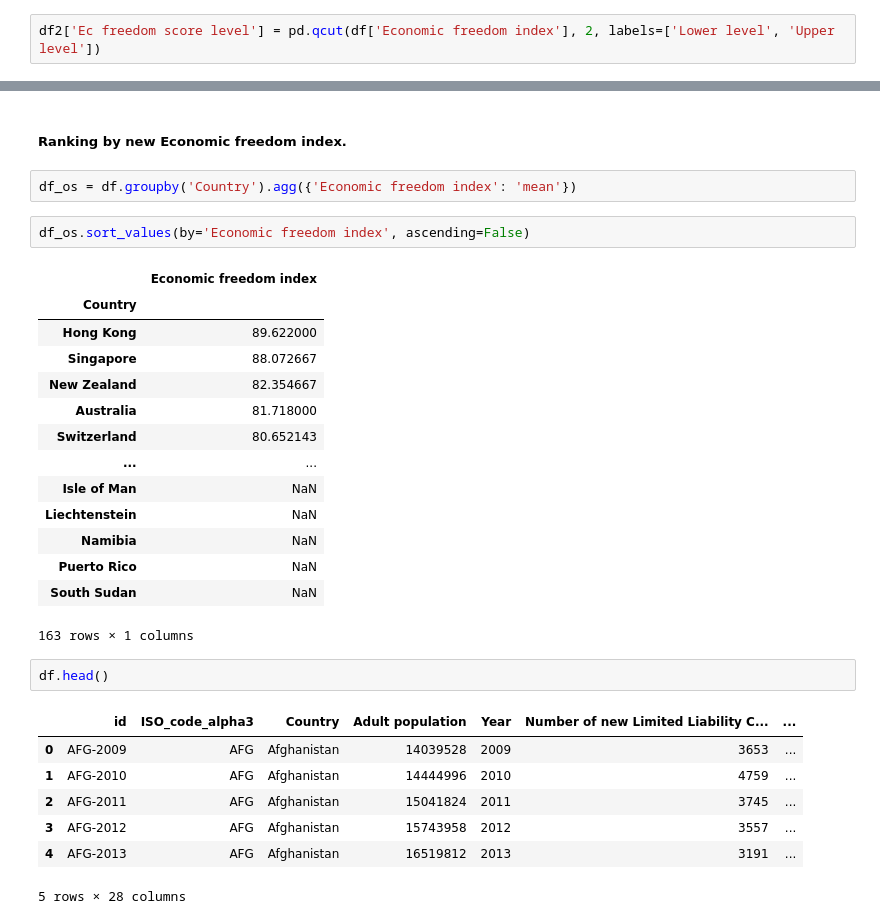
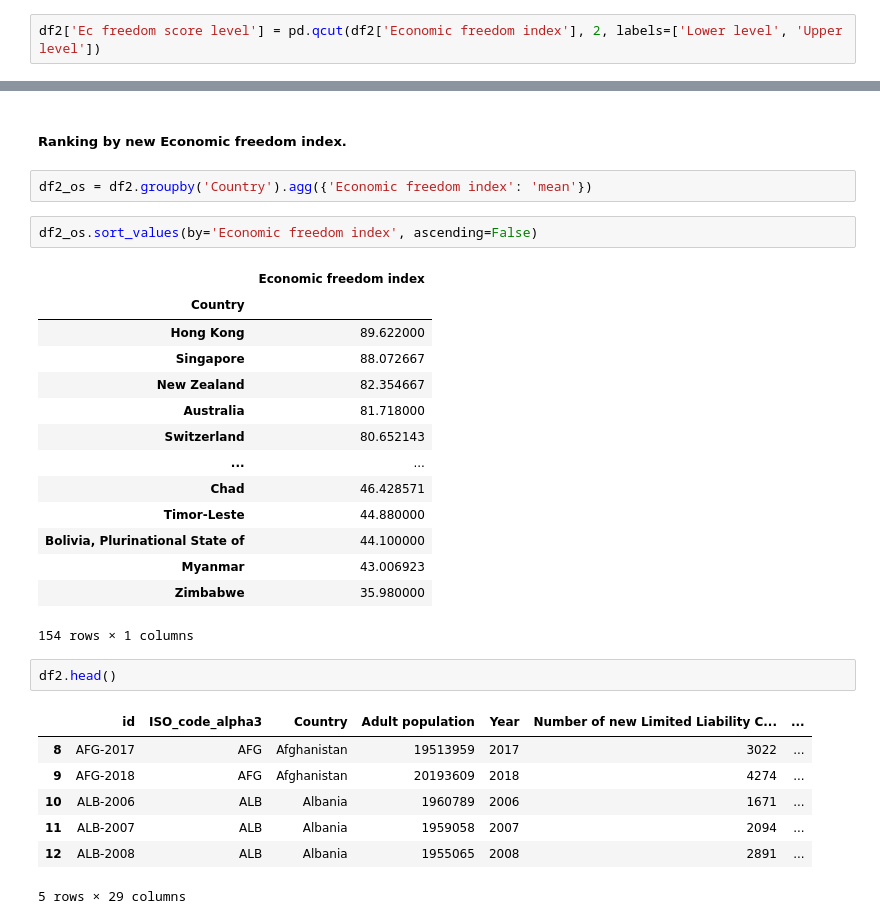
Before and after one commit to 92CMDiego/mid-project-analysing-companies-creation, a Jupyter notebook: Analysing/Analysing_correlations_hypothesis_and_overall_check.ipynb, the cells around one changed output, grey strips where cells are left out. Cells and saved outputs as stored; diff of their text form.

```diff
--- a/Analysing/Analysing_correlations_hypothesis_and_overall_check.ipynb
+++ b/Analysing/Analysing_correlations_hypothesis_and_overall_check.ipynb
@@ -173,5 +197,5 @@ We divide de data into to categories. Lower level of economic freedom score and
 # %%
-df2['Ec freedom score level'] = pd.qcut(df['Economic freedom index'], 2, labels=['Lower level', 'Upper level'])
+df2['Ec freedom score level'] = pd.qcut(df2['Economic freedom index'], 2, labels=['Lower level', 'Upper level'])
 # %% [output]
 A value is trying to be set on a copy of a slice from a DataFrame.
 Try using .loc[row_indexer,col_indexer] = value instead
@@ -264,9 +288,9 @@ df_nbd.sort_values(by='New business density rate', ascending=False)
 # %% [markdown]
 ##### Ranking by new Economic freedom index.
 # %%
-df_os = df.groupby('Country').agg({'Economic freedom index': 'mean'})
+df2_os = df2.groupby('Country').agg({'Economic freedom index': 'mean'})
 # %%
-df_os.sort_values(by='Economic freedom index', ascending=False)
+df2_os.sort_values(by='Economic freedom index', ascending=False)
 # %% [output]
 |  | Economic freedom index |
 | Country |  |
@@ -276,20 +300,20 @@ df_os.sort_values(by='Economic freedom index', ascending=False)
 | Australia | 81.718000 |
 | Switzerland | 80.652143 |
 | ... | ... |
-| Isle of Man | NaN |
-| Liechtenstein | NaN |
-| Namibia | NaN |
-| Puerto Rico | NaN |
-| South Sudan | NaN |
+| Chad | 46.428571 |
+| Timor-Leste | 44.880000 |
+| Bolivia, Plurinational State of | 44.100000 |
+| Myanmar | 43.006923 |
+| Zimbabwe | 35.980000 |
-163 rows × 1 columns
+154 rows × 1 columns
 # %%
-df.head()
+df2.head()
 # %% [output]
 |  | id | ISO_code_alpha3 | Country | Adult population | Year | Number of new Limited Liability C... | ... |
-| 0 | AFG-2009 | AFG | Afghanistan | 14039528 | 2009 | 3653 | ... |
-| 1 | AFG-2010 | AFG | Afghanistan | 14444996 | 2010 | 4759 | ... |
-| 2 | AFG-2011 | AFG | Afghanistan | 15041824 | 2011 | 3745 | ... |
-| 3 | AFG-2012 | AFG | Afghanistan | 15743958 | 2012 | 3557 | ... |
-| 4 | AFG-2013 | AFG | Afghanistan | 16519812 | 2013 | 3191 | ... |
+| 8 | AFG-2017 | AFG | Afghanistan | 19513959 | 2017 | 3022 | ... |
+| 9 | AFG-2018 | AFG | Afghanistan | 20193609 | 2018 | 4274 | ... |
+| 10 | ALB-2006 | ALB | Albania | 1960789 | 2006 | 1671 | ... |
+| 11 | ALB-2007 | ALB | Albania | 1959058 | 2007 | 2094 | ... |
+| 12 | ALB-2008 | ALB | Albania | 1955065 | 2008 | 2891 | ... |
-5 rows × 28 columns
+5 rows × 29 columns
 # %%
```
Also changed, not shown: parts of 22 cells of this notebook.
